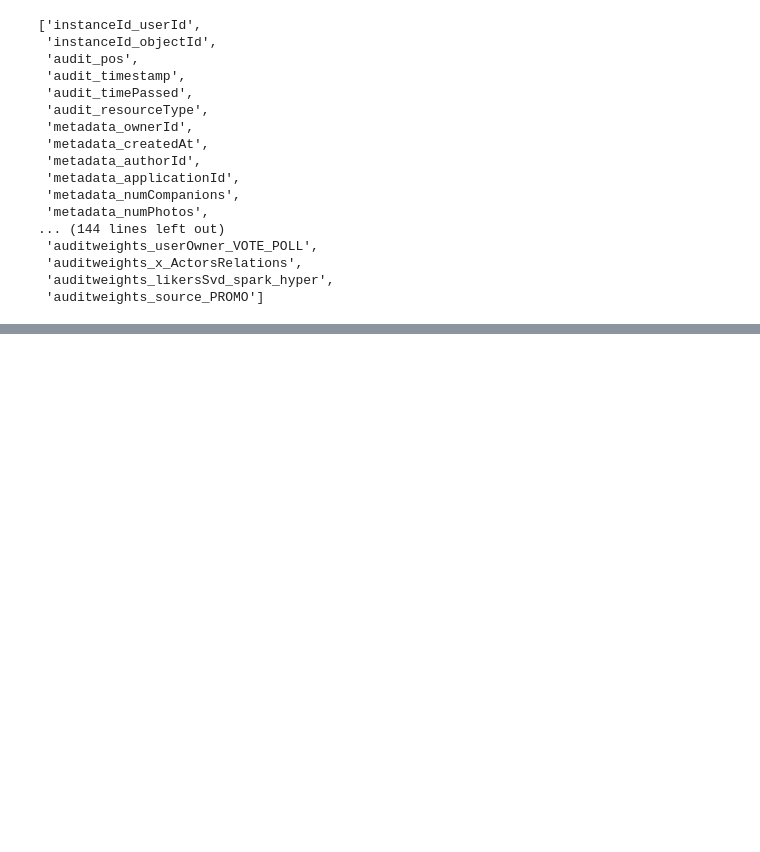
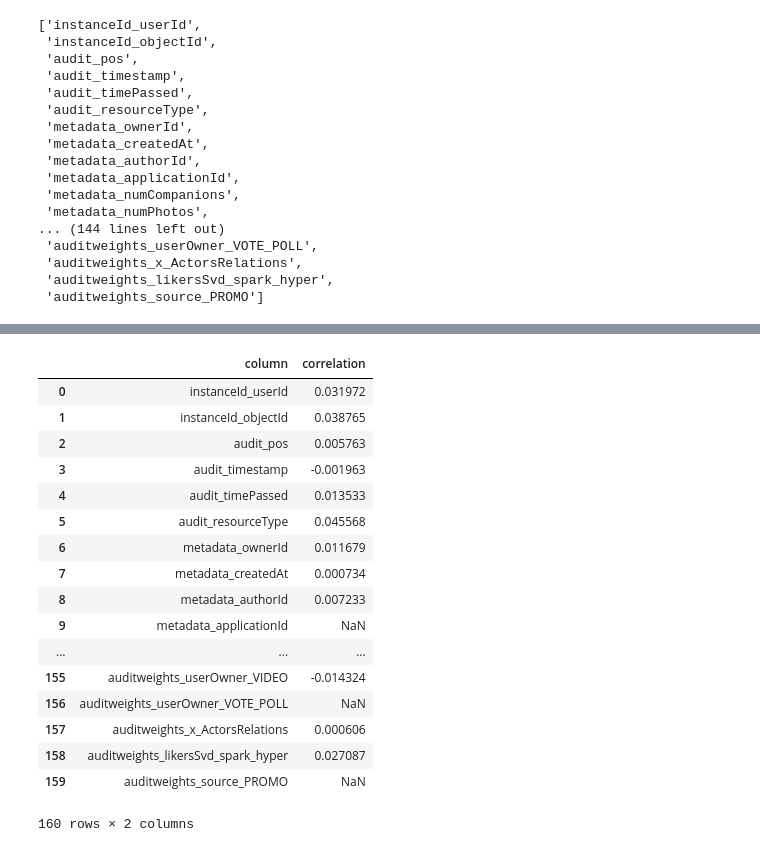
Before and after one commit to AAKvashnin/ml_bigdata_course, a Jupyter notebook: Lab02.ipynb, the cells around one changed output, grey strips where cells are left out. Saved outputs shown, nothing was run; the diff lists cells and outputs as text; code cells hidden in the pictures; blank space fills up the shorter version.

```diff
--- a/Lab02.ipynb
+++ b/Lab02.ipynb
@@ -73,7 +204,7 @@ ptrainGrpByHourA.plot("hour","cnt","bar")
 Посчитайте корреляцию признаков с целевой переменной
 # %%
 trainWithTarget=train.withColumn("target",when(array_contains(col("feedback"),"Liked"),1.0) \
-                 .otherwise(0.0)).cache()
+                 .otherwise(0.0))
 # %%
 colsToCheck=list(map(lambda x:x[0],list(filter(lambda x: (x[1]=="bigint") | (x[1]=="int") | (x[1]=="double"), \
             train.dtypes))))
@@ -121,3 +231,4 @@ Py4JNetworkError: An error occurred while trying to connect to the Java server (
 # %%
+corrs=list()
 for c in colsToCheck:
-  print(trainWithTarget.corr(c,"target"))
+  corrs.append((c,trainWithTarget.corr(c,"target","pearson")))
@@ -123,0 +255,23 @@ for c in colsToCheck:
+# %%
+corrs_df=pd.DataFrame(corrs,columns=['column','correlation'])
+# %%
+corrs_df
+# %% [output]
+|  | column | correlation |
+| 0 | instanceId_userId | 0.031972 |
+| 1 | instanceId_objectId | 0.038765 |
+| 2 | audit_pos | 0.005763 |
+| 3 | audit_timestamp | -0.001963 |
+| 4 | audit_timePassed | 0.013533 |
+| 5 | audit_resourceType | 0.045568 |
+| 6 | metadata_ownerId | 0.011679 |
+| 7 | metadata_createdAt | 0.000734 |
+| 8 | metadata_authorId | 0.007233 |
+| 9 | metadata_applicationId | NaN |
+| ... | ... | ... |
+| 155 | auditweights_userOwner_VIDEO | -0.014324 |
+| 156 | auditweights_userOwner_VOTE_POLL | NaN |
+| 157 | auditweights_x_ActorsRelations | 0.000606 |
+| 158 | auditweights_likersSvd_spark_hyper | 0.027087 |
+| 159 | auditweights_source_PROMO | NaN |
+160 rows × 2 columns
```
Also changed, not shown: parts of 17 cells of this notebook.
